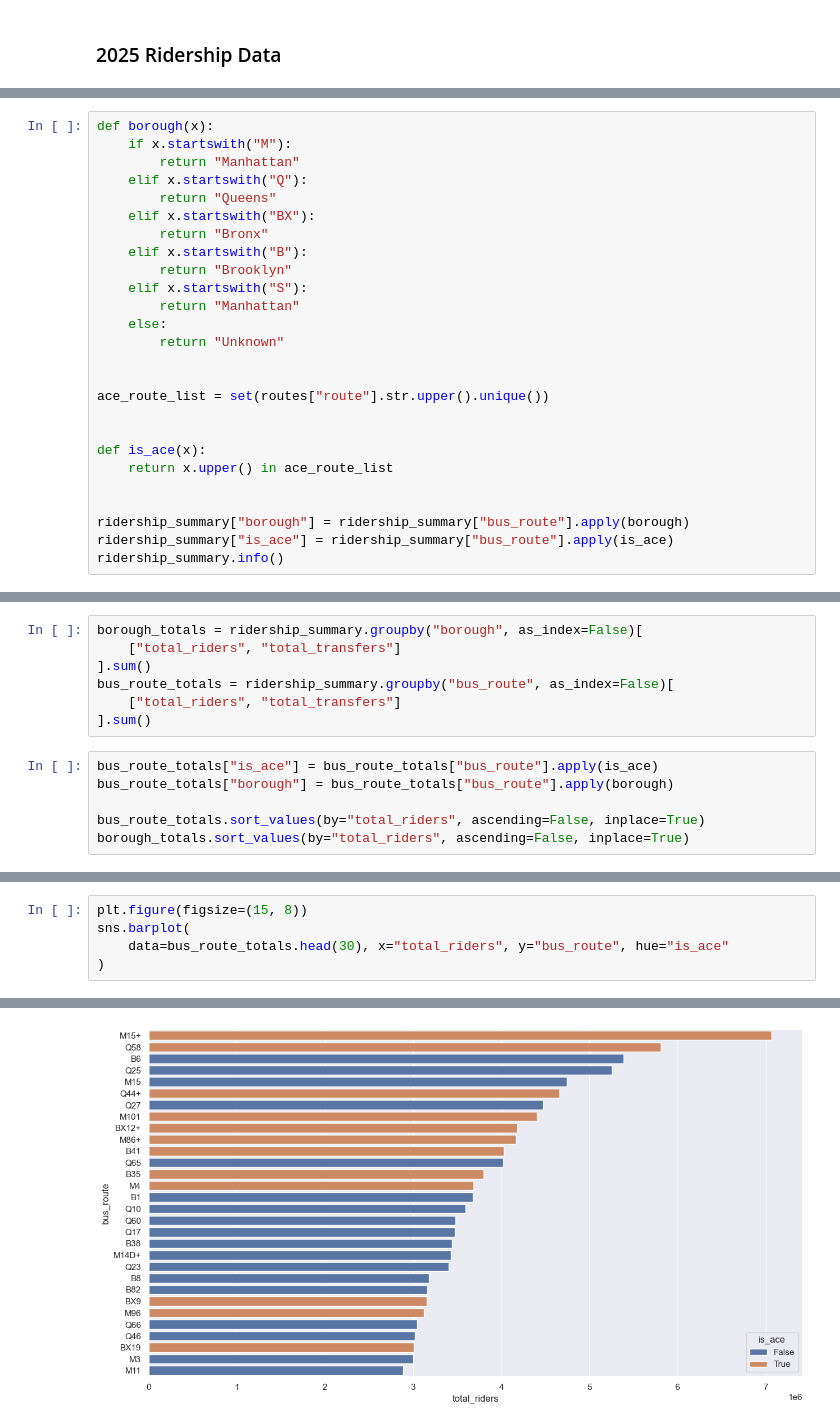
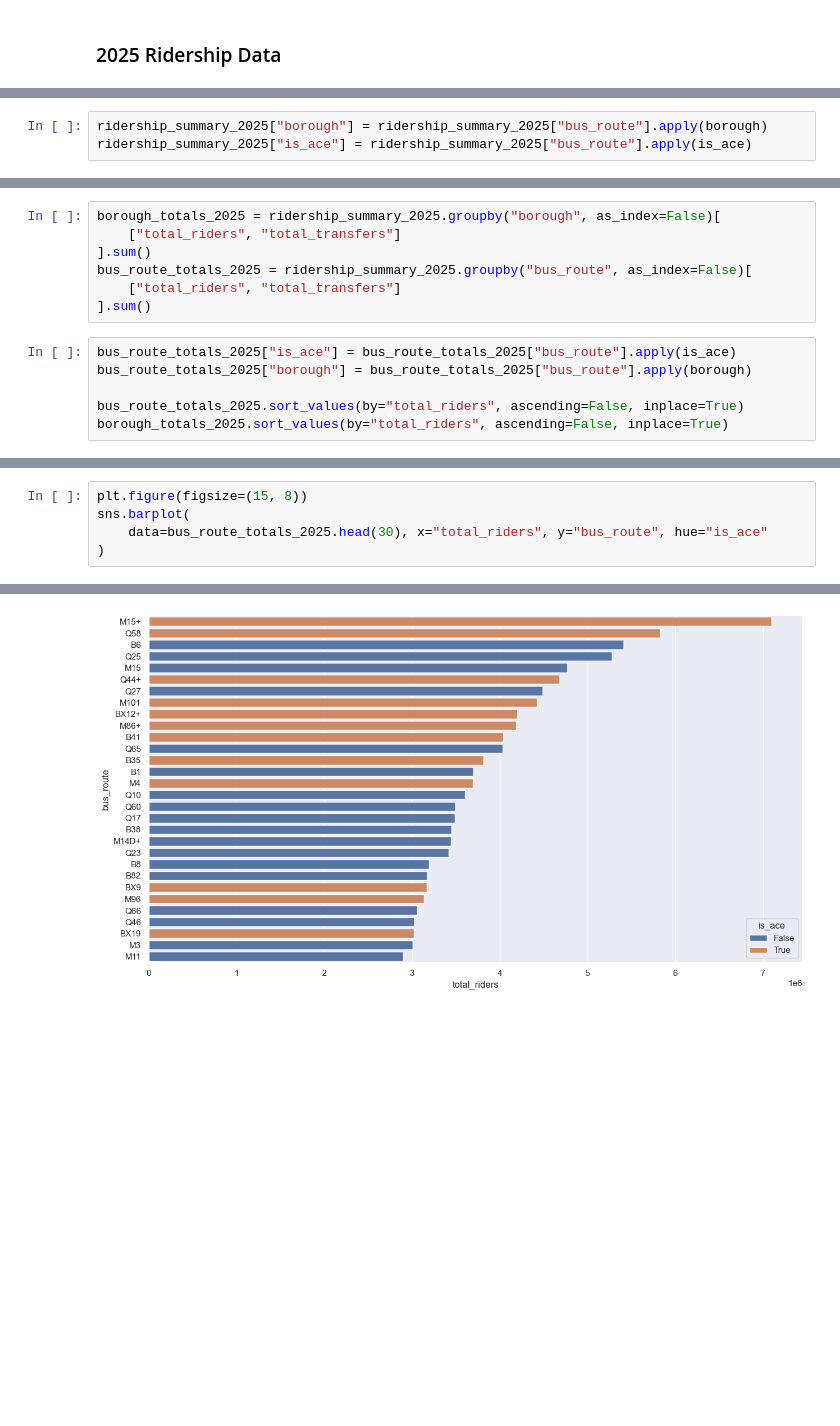
Before and after one commit to MHC-Datathon/Data-Lions, a Jupyter notebook: notebooks/part-2-notebooks/eda-2.ipynb, the cells around one changed output, grey strips where cells are left out. Drawn from its saved outputs; the diff is of its cells as text; blank space fills up the shorter version.

```diff
--- a/notebooks/part-2-notebooks/eda-2.ipynb
+++ b/notebooks/part-2-notebooks/eda-2.ipynb
@@ -159,26 +274,3 @@ ridership_summary["month"].nunique()
 # %%
-def borough(x):
-    if x.startswith("M"):
-        return "Manhattan"
-    elif x.startswith("Q"):
-        return "Queens"
-    elif x.startswith("BX"):
-        return "Bronx"
-    elif x.startswith("B"):
-        return "Brooklyn"
-    elif x.startswith("S"):
-        return "Manhattan"
-    else:
-        return "Unknown"
-
-
-ace_route_list = set(routes["route"].str.upper().unique())
-
-
-def is_ace(x):
-    return x.upper() in ace_route_list
-
-
-ridership_summary["borough"] = ridership_summary["bus_route"].apply(borough)
-ridership_summary["is_ace"] = ridership_summary["bus_route"].apply(is_ace)
-ridership_summary.info()
+ridership_summary_2025["borough"] = ridership_summary_2025["bus_route"].apply(borough)
+ridership_summary_2025["is_ace"] = ridership_summary_2025["bus_route"].apply(is_ace)
@@ -223,16 +282,16 @@ False    4476
 True      624
 Name: count, dtype: int64
 # %%
-borough_totals = ridership_summary.groupby("borough", as_index=False)[
+borough_totals_2025 = ridership_summary_2025.groupby("borough", as_index=False)[
     ["total_riders", "total_transfers"]
 ].sum()
-bus_route_totals = ridership_summary.groupby("bus_route", as_index=False)[
+bus_route_totals_2025 = ridership_summary_2025.groupby("bus_route", as_index=False)[
     ["total_riders", "total_transfers"]
 ].sum()
 # %%
-bus_route_totals["is_ace"] = bus_route_totals["bus_route"].apply(is_ace)
-bus_route_totals["borough"] = bus_route_totals["bus_route"].apply(borough)
+bus_route_totals_2025["is_ace"] = bus_route_totals_2025["bus_route"].apply(is_ace)
+bus_route_totals_2025["borough"] = bus_route_totals_2025["bus_route"].apply(borough)
 
-bus_route_totals.sort_values(by="total_riders", ascending=False, inplace=True)
-borough_totals.sort_values(by="total_riders", ascending=False, inplace=True)
+bus_route_totals_2025.sort_values(by="total_riders", ascending=False, inplace=True)
+borough_totals_2025.sort_values(by="total_riders", ascending=False, inplace=True)
 # %%
@@ -265,11 +323,11 @@ sns.barplot(
 # %%
 plt.figure(figsize=(15, 8))
 sns.barplot(
-    data=bus_route_totals.head(30), x="total_riders", y="bus_route", hue="is_ace"
+    data=bus_route_totals_2025.head(30), x="total_riders", y="bus_route", hue="is_ace"
 )
 # %% [output]
 <Axes: xlabel='total_riders', ylabel='bus_route'>
-[figure, old version]
+[figure, new version]
 # %%
 sns.set_theme()
 plt.figure(figsize=(15, 8))
```
Also changed, not shown: parts of 55 cells of this notebook, 2 other files.
